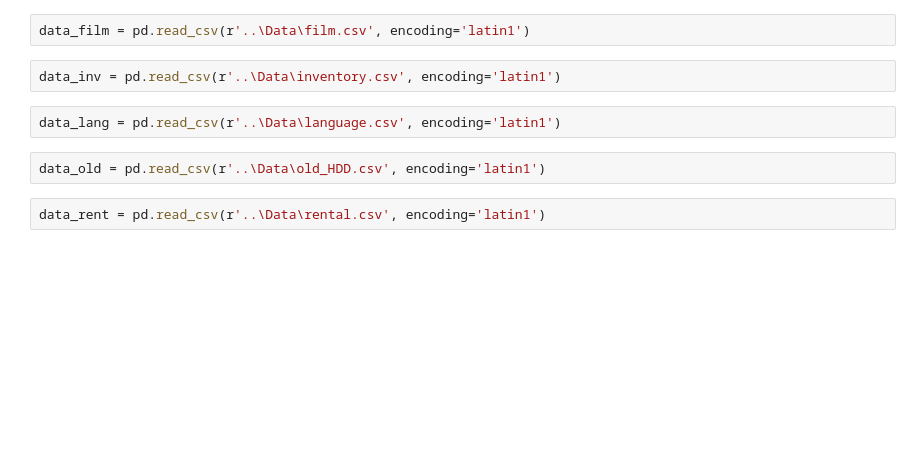
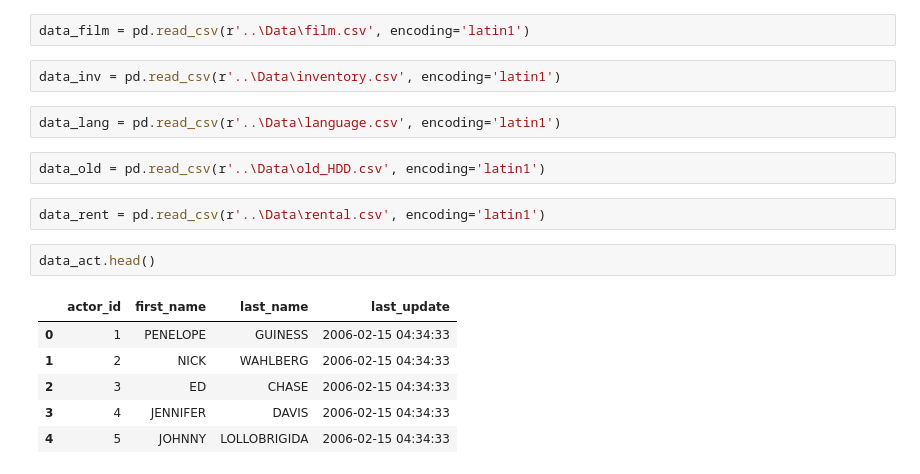
Before and after one commit to pgb314/w3-database-project, a Jupyter notebook: src/Untitled.ipynb, the cells around one changed output. Cells and saved outputs as stored; diff of their text form; blank space fills up the shorter version.

```diff
--- a/src/Untitled.ipynb
+++ b/src/Untitled.ipynb
@@ -22,3 +22,12 @@ data_lang = pd.read_csv(r'..\Data\language.csv', encoding='latin1')
 data_old = pd.read_csv(r'..\Data\old_HDD.csv', encoding='latin1')
 # %%
 data_rent = pd.read_csv(r'..\Data\rental.csv', encoding='latin1')
+# %%
+data_act.head()
+# %% [output]
+|  | actor_id | first_name | last_name | last_update |
+| 0 | 1 | PENELOPE | GUINESS | 2006-02-15 04:34:33 |
+| 1 | 2 | NICK | WAHLBERG | 2006-02-15 04:34:33 |
+| 2 | 3 | ED | CHASE | 2006-02-15 04:34:33 |
+| 3 | 4 | JENNIFER | DAVIS | 2006-02-15 04:34:33 |
+| 4 | 5 | JOHNNY | LOLLOBRIGIDA | 2006-02-15 04:34:33 |
```
Also changed, not shown: parts of 47 cells of this notebook, 11 other files.
